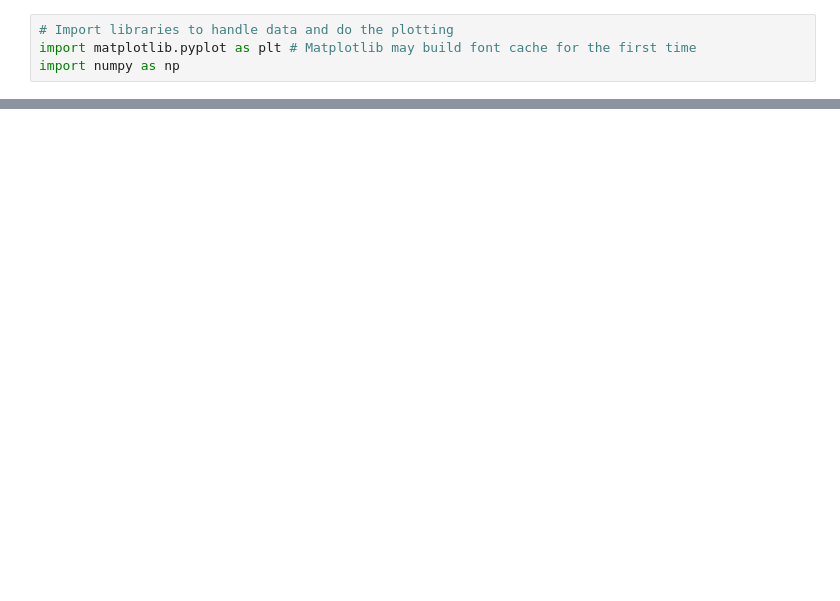
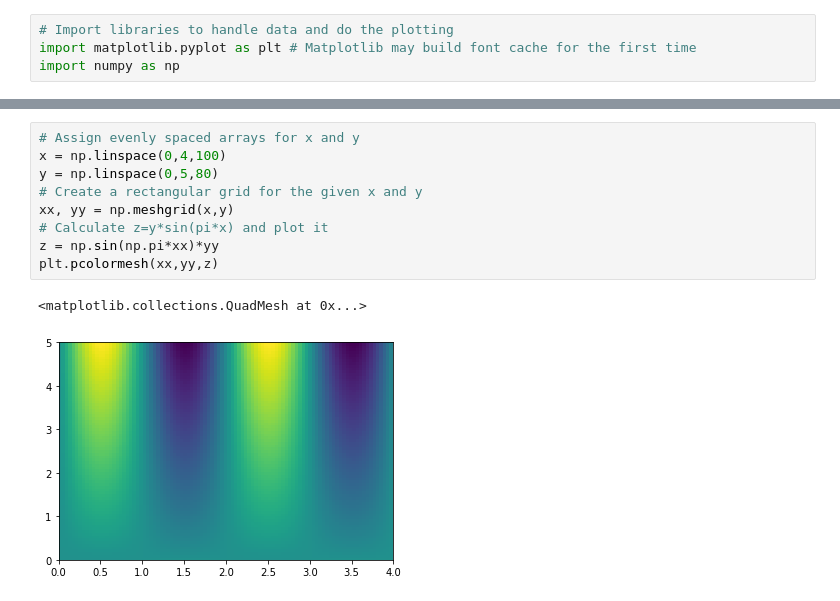
Before and after one commit to joeylamcy/Python_tutorial, a Jupyter notebook: Part6_plotting.ipynb, the cells around one changed output, grey strips where cells are left out. Saved outputs shown, nothing was run; the diff lists cells and outputs as text; blank space fills up the shorter version.

```diff
--- a/Part6_plotting.ipynb
+++ b/Part6_plotting.ipynb
@@ -15,0 +108,12 @@ The "inline" option allows figures to be displayed inside this notebook, instead
+# %%
+# Assign evenly spaced arrays for x and y
+x = np.linspace(0,4,100)
+y = np.linspace(0,5,80)
+# Create a rectangular grid for the given x and y
+xx, yy = np.meshgrid(x,y)
+# Calculate z=y*sin(pi*x) and plot it
+z = np.sin(np.pi*xx)*yy
+plt.pcolormesh(xx,yy,z)
+# %% [output]
+<matplotlib.collections.QuadMesh at 0x...>
+[figure, added]
```
Also changed, not shown: parts of 24 cells of this notebook, 3 other files.
